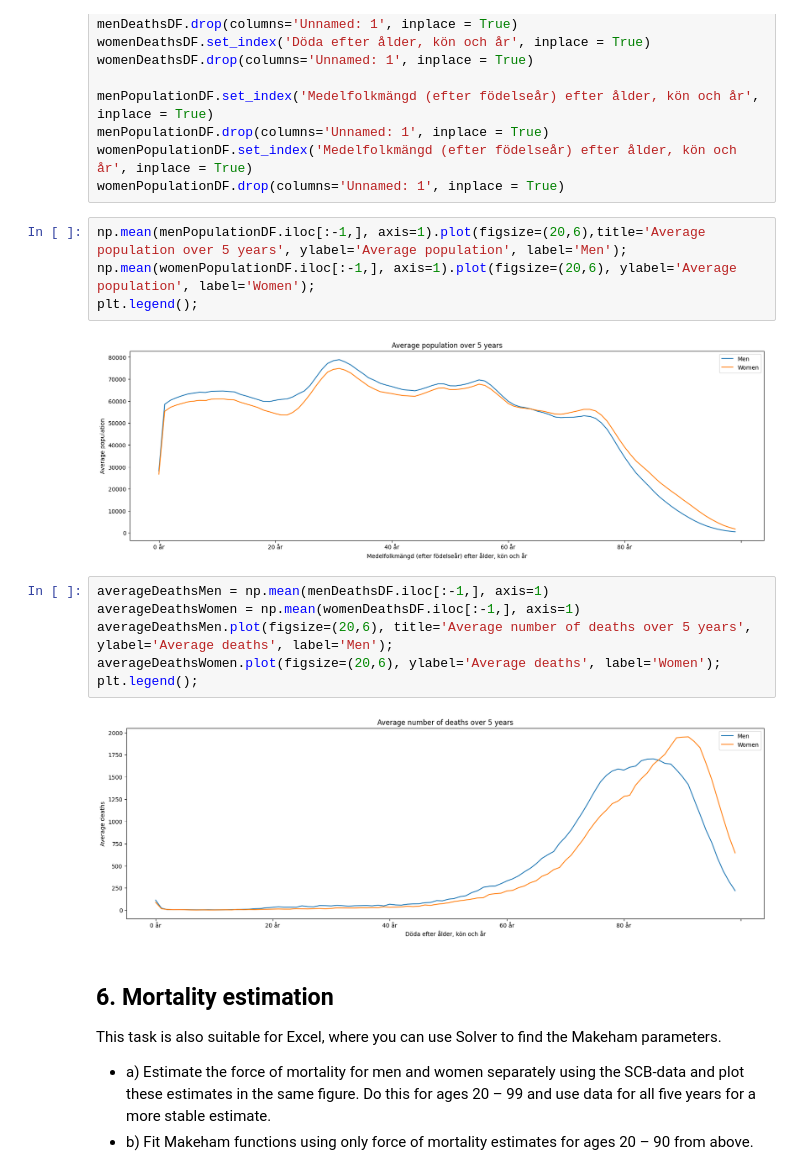
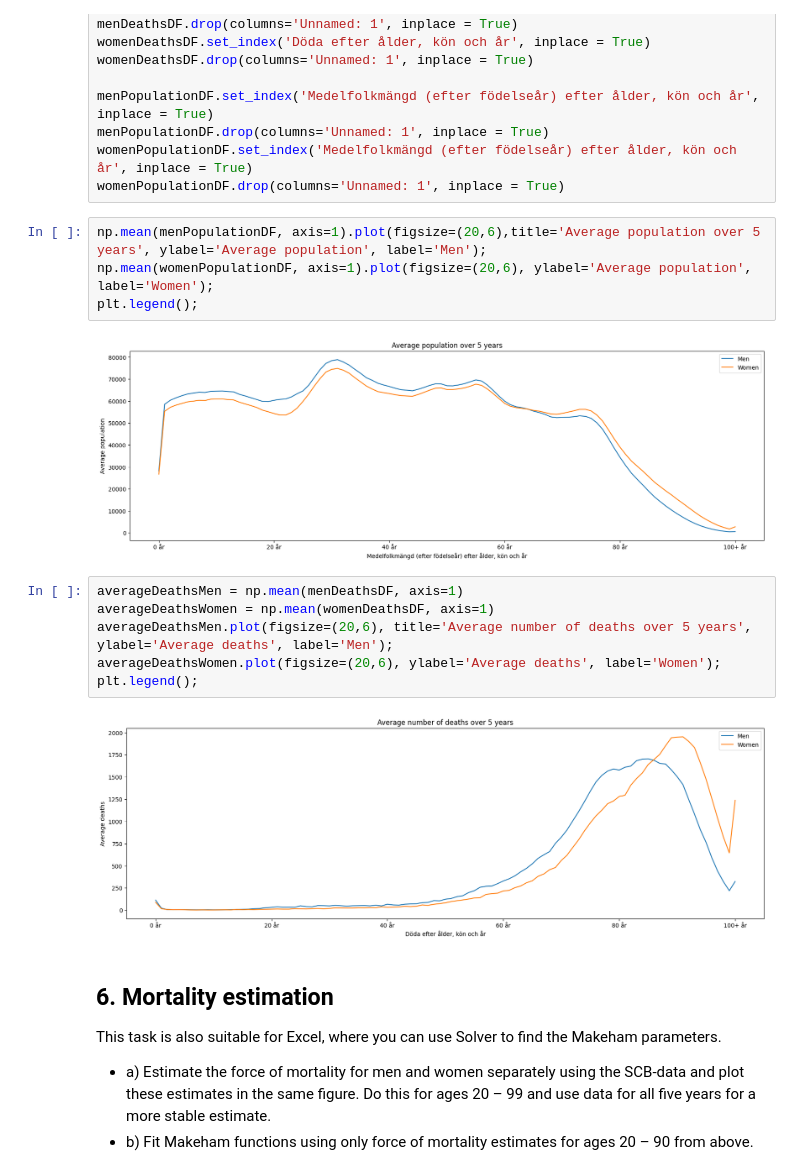
Before and after one commit to JohanHerbert/Lab2_ERM, a Jupyter notebook: Lab2_notebook.ipynb, the cells around one changed output. Cells and saved outputs as stored; diff of their text form.

```diff
--- a/Lab2_notebook.ipynb
+++ b/Lab2_notebook.ipynb
@@ -451,19 +298,19 @@ menPopulationDF.drop(columns='Unnamed: 1', inplace = True)
 womenPopulationDF.set_index('Medelfolkmängd (efter födelseår) efter ålder, kön och år', inplace = True)
 womenPopulationDF.drop(columns='Unnamed: 1', inplace = True)
 # %%
-np.mean(menPopulationDF.iloc[:-1,], axis=1).plot(figsize=(20,6),title='Average population over 5 years', ylabel='Average population', label='Men');
-np.mean(womenPopulationDF.iloc[:-1,], axis=1).plot(figsize=(20,6), ylabel='Average population', label='Women');
+np.mean(menPopulationDF, axis=1).plot(figsize=(20,6),title='Average population over 5 years', ylabel='Average population', label='Men');
+np.mean(womenPopulationDF, axis=1).plot(figsize=(20,6), ylabel='Average population', label='Women');
 plt.legend();
 # %% [output]
-[figure, old version]
+[figure, new version]
 # %%
-averageDeathsMen = np.mean(menDeathsDF.iloc[:-1,], axis=1)
-averageDeathsWomen = np.mean(womenDeathsDF.iloc[:-1,], axis=1)
+averageDeathsMen = np.mean(menDeathsDF, axis=1)
+averageDeathsWomen = np.mean(womenDeathsDF, axis=1)
 averageDeathsMen.plot(figsize=(20,6), title='Average number of deaths over 5 years', ylabel='Average deaths', label='Men');
 averageDeathsWomen.plot(figsize=(20,6), ylabel='Average deaths', label='Women');
 plt.legend();
 # %% [output]
-[figure, old version]
+[figure, new version]
 # %% [markdown]
 ## 6. Mortality estimation
 This task is also suitable for Excel, where you can use Solver to find the Makeham parameters.
```
Also changed, not shown: parts of 25 cells of this notebook.
